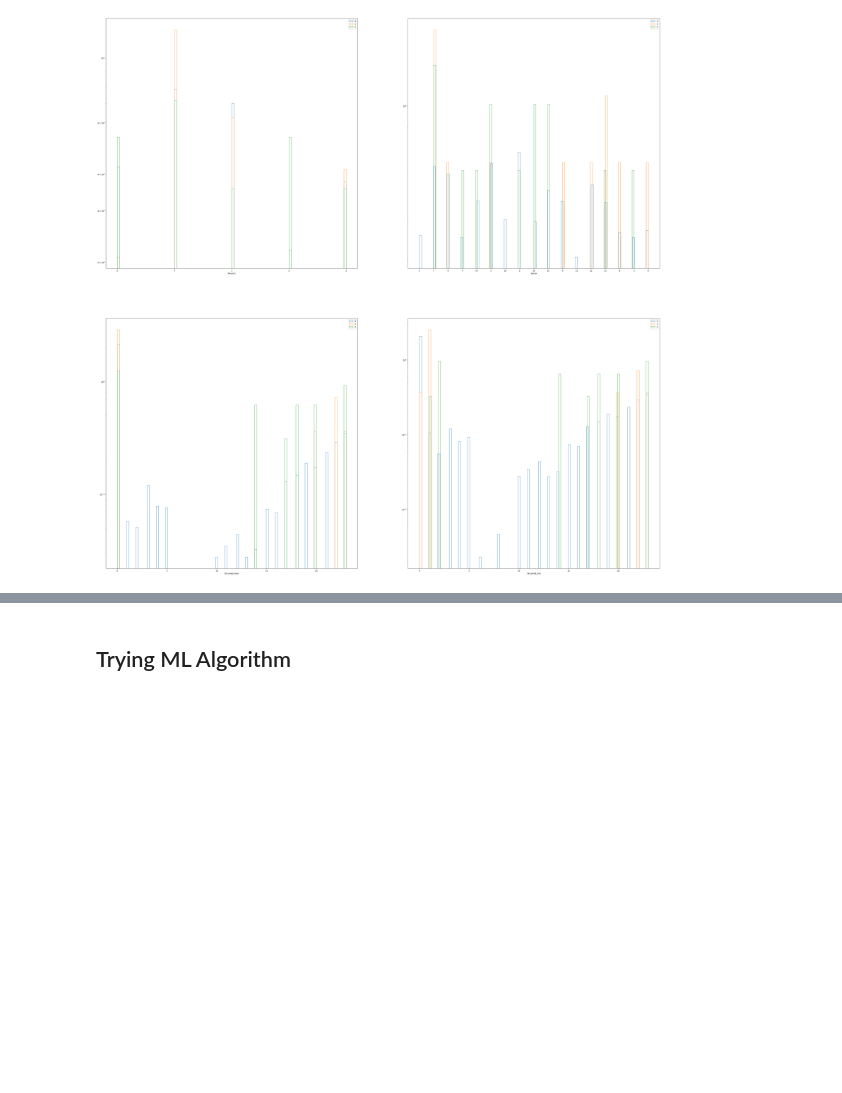
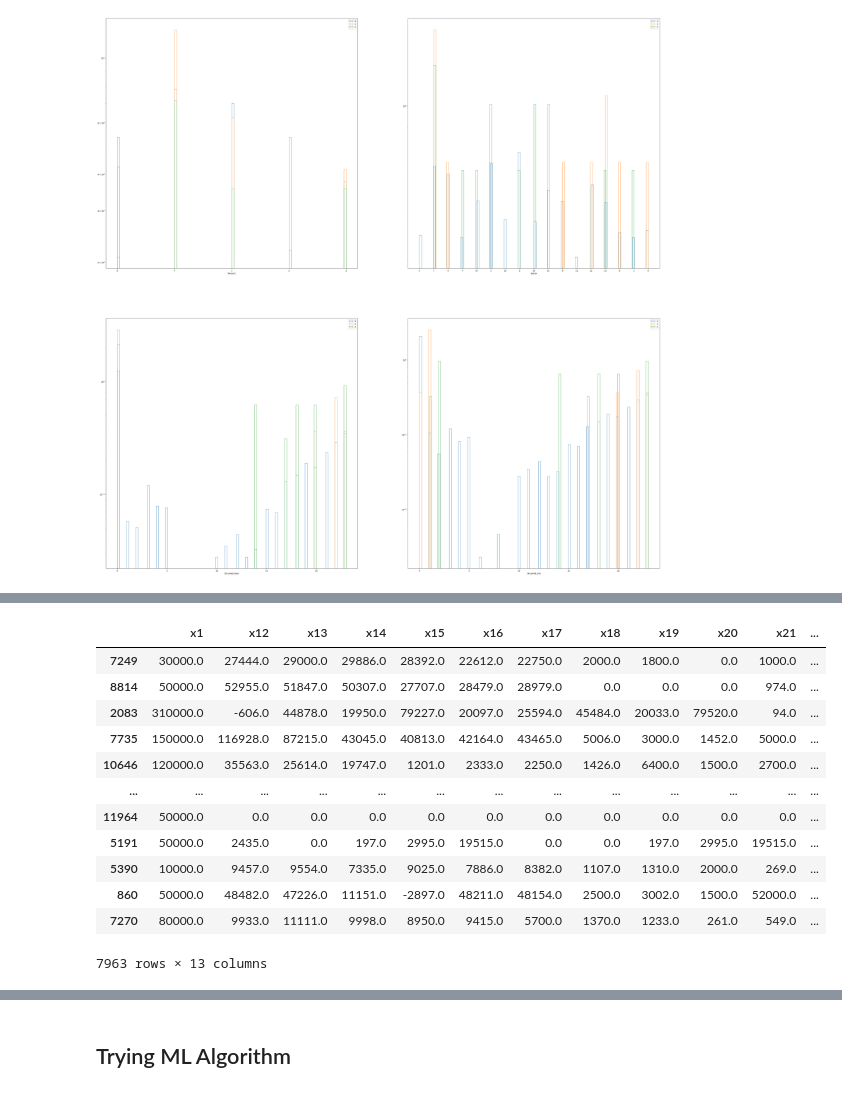
Before and after one commit to young-sa/DATA3402.Spring.2024, a Jupyter notebook: Lectures/Lecture.19/Lecture.19.ipynb, the cells around one changed output, grey strips where cells are left out. Cells and saved outputs as stored; diff of their text form; code cells hidden in the pictures; blank space fills up the shorter version.

```diff
--- a/Lectures/Lecture.19/Lecture.19.ipynb
+++ b/Lectures/Lecture.19/Lecture.19.ipynb
@@ -786,0 +894,16 @@ Found 4 features. Creating grid of 2 by 2
+# %%
+d1["Training"].drop(columns=cat_varnames)
+# %% [output]
+|  | x1 | x12 | x13 | x14 | x15 | x16 | x17 | x18 | x19 | x20 | x21 | ... |
+| 7249 | 30000.0 | 27444.0 | 29000.0 | 29886.0 | 28392.0 | 22612.0 | 22750.0 | 2000.0 | 1800.0 | 0.0 | 1000.0 | ... |
+| 8814 | 50000.0 | 52955.0 | 51847.0 | 50307.0 | 27707.0 | 28479.0 | 28979.0 | 0.0 | 0.0 | 0.0 | 974.0 | ... |
+| 2083 | 310000.0 | -606.0 | 44878.0 | 19950.0 | 79227.0 | 20097.0 | 25594.0 | 45484.0 | 20033.0 | 79520.0 | 94.0 | ... |
+| 7735 | 150000.0 | 116928.0 | 87215.0 | 43045.0 | 40813.0 | 42164.0 | 43465.0 | 5006.0 | 3000.0 | 1452.0 | 5000.0 | ... |
+| 10646 | 120000.0 | 35563.0 | 25614.0 | 19747.0 | 1201.0 | 2333.0 | 2250.0 | 1426.0 | 6400.0 | 1500.0 | 2700.0 | ... |
+| ... | ... | ... | ... | ... | ... | ... | ... | ... | ... | ... | ... | ... |
+| 11964 | 50000.0 | 0.0 | 0.0 | 0.0 | 0.0 | 0.0 | 0.0 | 0.0 | 0.0 | 0.0 | 0.0 | ... |
+| 5191 | 50000.0 | 2435.0 | 0.0 | 197.0 | 2995.0 | 19515.0 | 0.0 | 0.0 | 197.0 | 2995.0 | 19515.0 | ... |
+| 5390 | 10000.0 | 9457.0 | 9554.0 | 7335.0 | 9025.0 | 7886.0 | 8382.0 | 1107.0 | 1310.0 | 2000.0 | 269.0 | ... |
+| 860 | 50000.0 | 48482.0 | 47226.0 | 11151.0 | -2897.0 | 48211.0 | 48154.0 | 2500.0 | 3002.0 | 1500.0 | 52000.0 | ... |
+| 7270 | 80000.0 | 9933.0 | 11111.0 | 9998.0 | 8950.0 | 9415.0 | 5700.0 | 1370.0 | 1233.0 | 261.0 | 549.0 | ... |
+7963 rows × 13 columns
```
Also changed, not shown: parts of 67 cells of this notebook.
